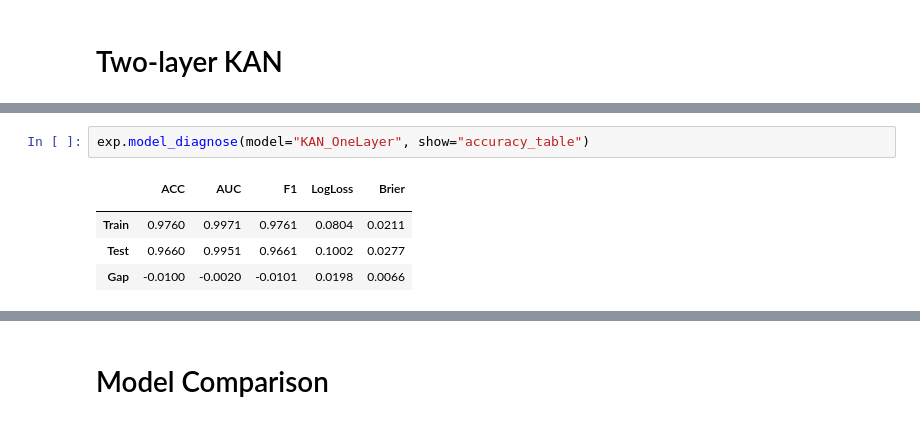
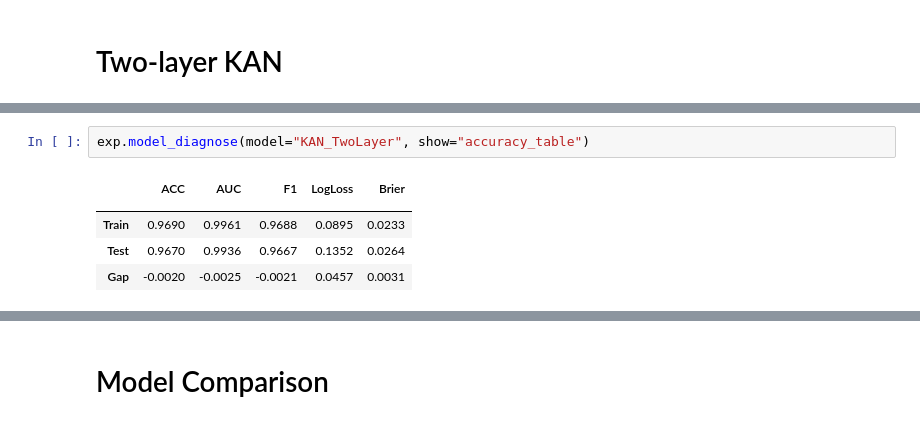
Before and after one commit to SelfExplainML/PiML-Toolbox, a Jupyter notebook: docs/Workshop/KANs_Can't_Beat_GAM.ipynb, the cells around one changed output, grey strips where cells are left out. Drawn from its saved outputs; the diff is of its cells as text.

```diff
--- a/docs/Workshop/KANs_Can't_Beat_GAM.ipynb
+++ b/docs/Workshop/KANs_Can't_Beat_GAM.ipynb
@@ -121,11 +135,11 @@ pipeline = exp.make_pipeline(predict_func=predict_func,
                              target_name="y")
 exp.register(pipeline, "KAN_TwoLayer")
 # %%
-exp.model_diagnose(model="KAN_OneLayer", show="accuracy_table")
+exp.model_diagnose(model="KAN_TwoLayer", show="accuracy_table")
 # %% [output]
 |  | ACC | AUC | F1 | LogLoss | Brier |
 |  |  |  |  |  |  |
-| Train | 0.9760 | 0.9971 | 0.9761 | 0.0804 | 0.0211 |
-| Test | 0.9660 | 0.9951 | 0.9661 | 0.1002 | 0.0277 |
-| Gap | -0.0100 | -0.0020 | -0.0101 | 0.0198 | 0.0066 |
+| Train | 0.9690 | 0.9961 | 0.9688 | 0.0895 | 0.0233 |
+| Test | 0.9670 | 0.9936 | 0.9667 | 0.1352 | 0.0264 |
+| Gap | -0.0020 | -0.0025 | -0.0021 | 0.0457 | 0.0031 |
 # %%
```
Also changed, not shown: parts of 13 cells of this notebook.
